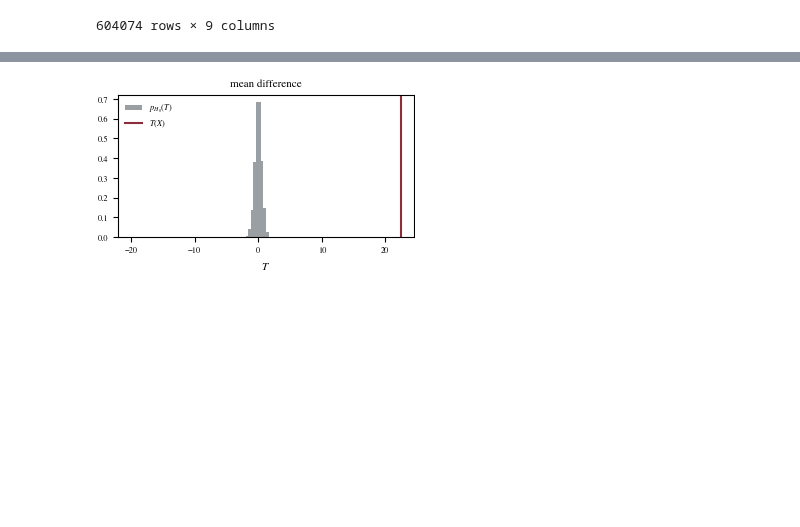
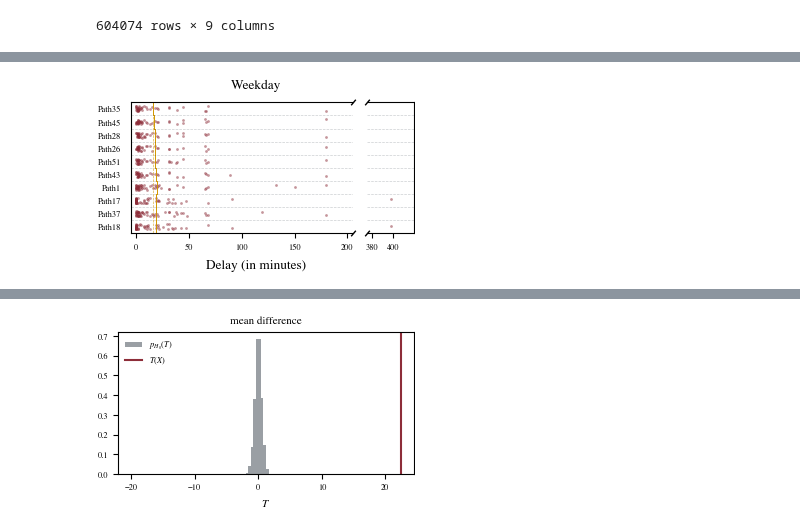
Before and after one commit to frederikpanse/db_project, a Jupyter notebook: exp/exp_FP_01_DifferenceWeekdaysWeekends.ipynb, the cells around one changed output, grey strips where cells are left out. Drawn from its saved outputs; the diff is of its cells as text; code cells hidden in the pictures; blank space fills up the shorter version.

Commit message:
created somewhat final plots for we vs. wd

```diff
--- a/exp/exp_FP_01_DifferenceWeekdaysWeekends.ipynb
+++ b/exp/exp_FP_01_DifferenceWeekdaysWeekends.ipynb
@@ -98,0 +59,13 @@ plt.show()
+# %%
+paths = np.load('../dat/paths.npy', allow_pickle='TRUE').item()
+# %%
+unique_stations = {}
+for key, value in paths.items():
+    stations_key = tuple(value['stations'])
+    if stations_key not in unique_stations:
+        unique_stations[stations_key] = value
+
+# If you want to convert it back to a dictionary
+unique_stations_dict = {f'path{i}': value for i, (key, value) in enumerate(unique_stations.items())}
+# %%
+paths_sorted = sorted(unique_stations_dict.items(), key = lambda x: x[1]["mean_delay"])
@@ -98,0 +76,64 @@ plt.show()
+# %%
+# get names for the sorted path list to use in plots
+names_paths = []
+
+for path in paths_sorted:
+    names_paths.append(path[0].capitalize())
+# %%
+fig, (ax1, ax2) = plt.subplots(1, 2, sharey = True, gridspec_kw={'width_ratios': [210, 45]})
+fig.suptitle("Weekday")
+
+for i in np.arange(10):
+    u_wd = np.random.rand(data_weekday_mean[data_weekday_mean.index.isin(paths_sorted[i][1]["stations"])].shape[0])
+    wd = data_weekday_mean[data_weekday_mean.index.isin(paths_sorted[i][1]["stations"])]
+    ax1.plot(wd, .8 + 0.4 * u_wd + 9 - i, "o", color=rgb.tue_red, alpha=0.5, mec = "none", ms = 2)
+    ax1.axvline(x=data_weekday_mean[data_weekday_mean.index.isin(paths_sorted[i][1]["stations"])].mean(),
+               ymin= (9 - i) * 0.1, ymax = (10 - i) * 0.1, color=rgb.tue_orange, linewidth = 0.7)
+    # ax.axvline(x=data_weekday_mean[data_weekday_mean.index.isin(paths_sorted[i][1]["stations"])].median(),
+    #            ymin= (9 - i) * 0.1, ymax = (10 - i) * 0.1, color=rgb.tue_gray, linewidth = 0.5)
+    ax1.axhline(i + 0.5, color = rgb.tue_dark, alpha = 0.25, ls = "--", linewidth = 0.5)
+
+    ax2.plot(wd, .8 + 0.4 * u_wd + 9 - i, "o", color=rgb.tue_red, alpha=0.5, mec = "none", ms = 2)
+    # ax.axvline(x=data_weekday_mean[data_weekday_mean.index.isin(paths_sorted[i][1]["stations"])].median(),
+    #            ymin= (9 - i) * 0.1, ymax = (10 - i) * 0.1, color=rgb.tue_gray, linewidth = 0.5)
+    ax2.axhline(i + 0.5, color = rgb.tue_dark, alpha = 0.25, ls = "--", linewidth = 0.5)
+
+
+ax1.axvline(x=data_weekday_mean[data_weekday_mean.index.isin(paths_sorted[0][1]["stations"])].mean(),
+           color=rgb.tue_orange, linewidth = 0.5, ls = "--", alpha = .7)
+
+ax2.axvline(x=data_weekday_mean[data_weekday_mean.index.isin(paths_sorted[0][1]["stations"])].mean(),
+           color=rgb.tue_orange, linewidth = 0.5, ls = "--", alpha = .7, label = "Mean \nPath35")
+ax2.axvline(x=data_weekday_mean[data_weekday_mean.index.isin(paths_sorted[0][1]["stations"])].mean(),
+            ymin= (9 - i) * 0.1, ymax = (10 - i) * 0.1, color=rgb.tue_orange, linewidth = 0.5, label = "Mean \n/ path")
+
+ax1.set_ylim(0.5, 10.5)
+ax1.set_yticks(range(1, 11, 1), names_paths[:10][::-1])
+
+ax1.set_xlim(-5, 205)
+ax2.set_xlim(375, 420)
+ax2.set_xticks([380, 400])
+
+fig.supxlabel('Delay (in minutes)')
+
+ax1.tick_params(axis='both', which='both',
+               bottom=True, top=False, labelbottom=True,
+               left=False, right=False, labelleft=True)
+ax2.tick_params(axis='both', which='both',
+               bottom=True, top=False, labelbottom=True,
+               left=False, right=False, labelleft=False)
+
+ax1.spines['right'].set_visible(False)
+ax2.spines['left'].set_visible(False)
+
+d = 1.2  # proportion of vertical to horizontal extent of the slanted line
+kwargs = dict(marker=[(-1, -d), (1, d)], markersize=4,
+              linestyle="none", color='k', mec='k', mew=1, clip_on=False)
+ax1.plot([1, 1], [1, 0], transform=ax1.transAxes, **kwargs)
+ax2.plot([0, 0], [0, 1], transform=ax2.transAxes, **kwargs)
+
+#ax2.legend(loc = "upper right")
+
+fig.savefig("../doc/fig/plot_FP_01_Weekday.pdf")
+# %% [output]
+[figure, added]
```
Also changed, not shown: parts of 22 cells of this notebook, 6 other files.
